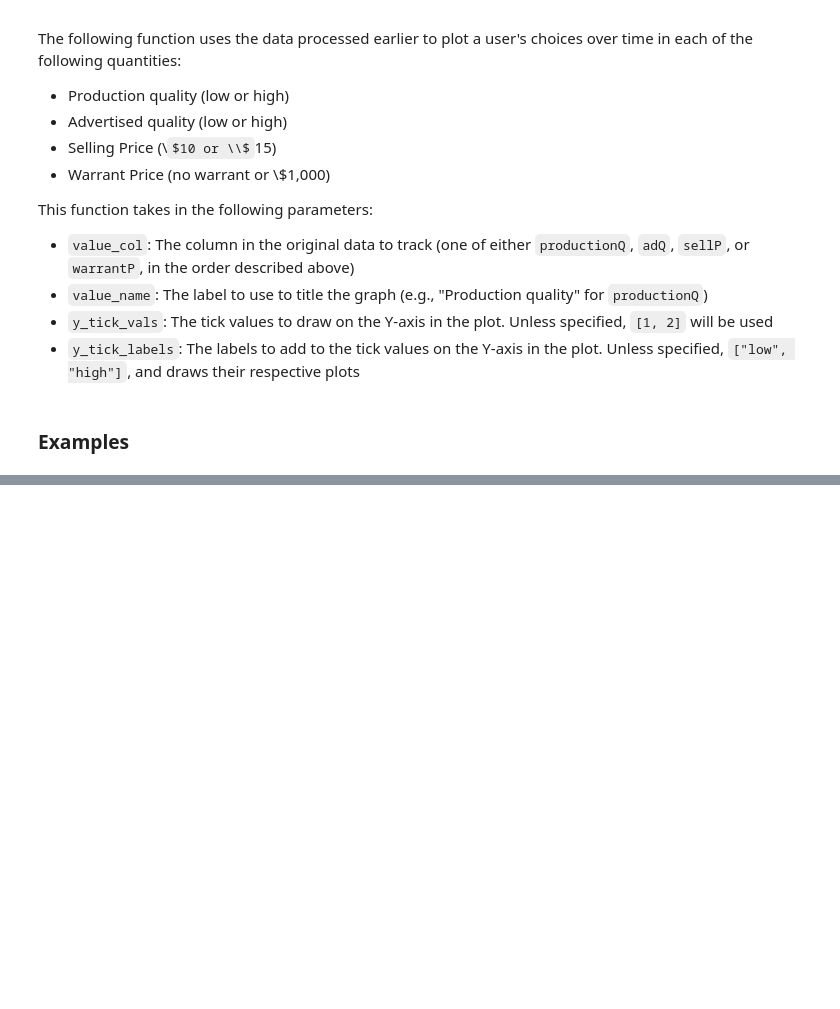
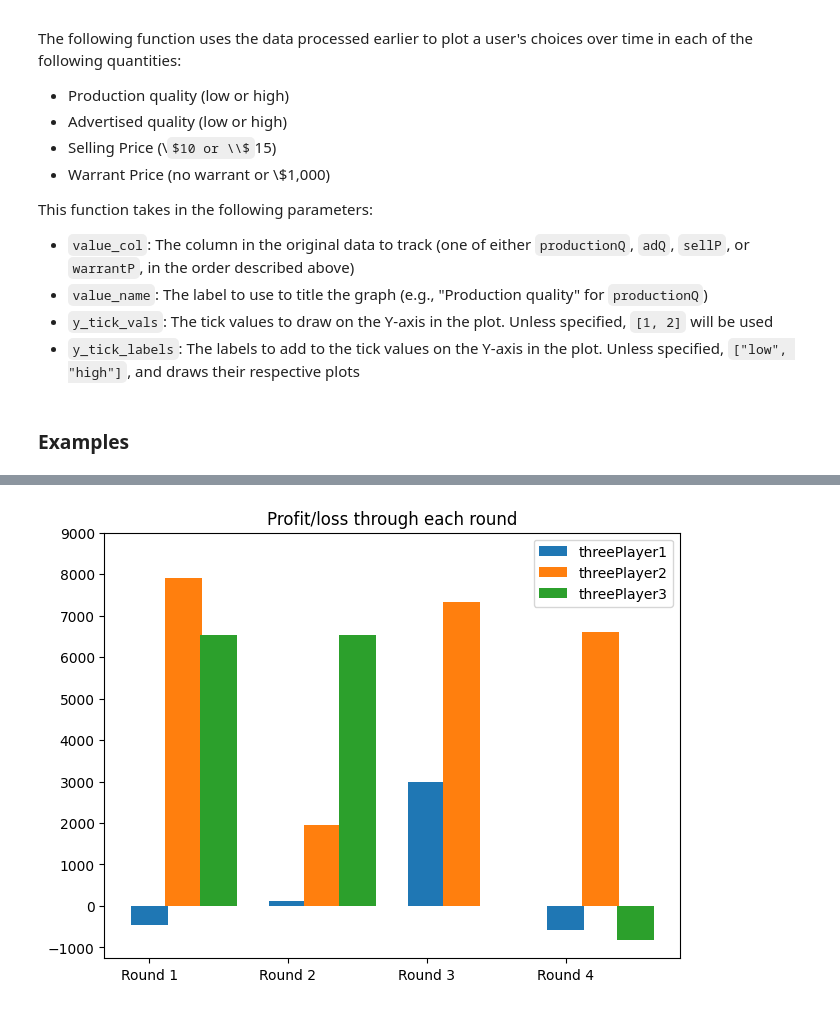
Before and after one commit to shahabhishek1729/toothpaste-empirica, a Jupyter notebook: base_producer_experiment/Admin Dashboard.ipynb, the cells around one changed output, grey strips where cells are left out. Saved outputs shown, nothing was run; the diff lists cells and outputs as text; code cells hidden in the pictures; some formulas as TeX source; blank space fills up the shorter version.

```diff
--- a/base_producer_experiment/Admin Dashboard.ipynb
+++ b/base_producer_experiment/Admin Dashboard.ipynb
@@ -166,0 +186,5 @@ track_and_plot("warrantP", value_name = "warrant added", y_tick_vals = [-50, 0,
+# %%
+# Plotting all users' scores through each round
+track_and_plot("salesCount", value_name = "profit/loss", y_tick_vals=range(-1_000, 10_000, 1_000), y_tick_labels=None)
+# %% [output]
+[figure, added]
```
Also changed, not shown: parts of 12 cells of this notebook, 20 other files.
